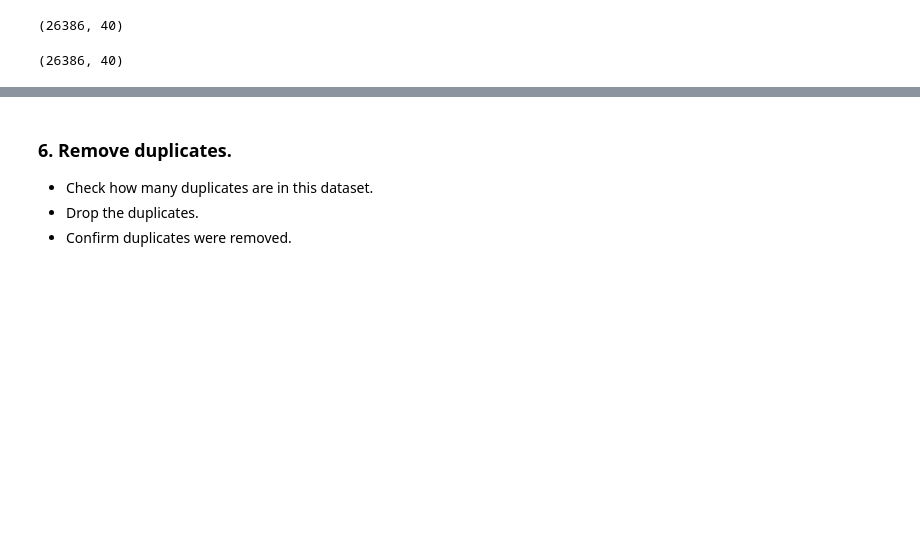
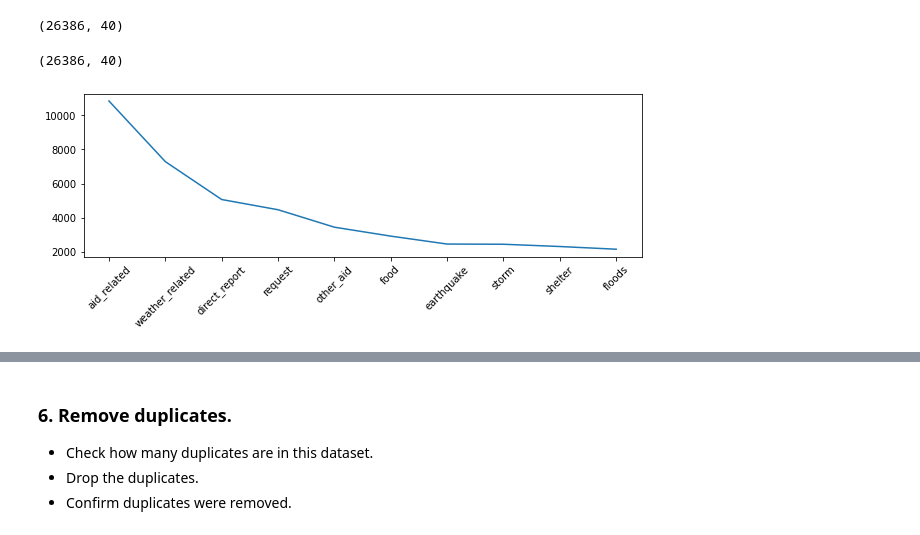
Before and after one commit to HIP70890/DSND_Disaster_Response_Pipelines, a Jupyter notebook: notebooks/ETL Pipeline Preparation.ipynb, the cells around one changed output, grey strips where cells are left out. Drawn from its saved outputs; the diff is of its cells as text; code cells hidden in the pictures; blank space fills up the shorter version.

Commit message:
Compile an additional diagram in the web page

```diff
--- a/notebooks/ETL Pipeline Preparation.ipynb
+++ b/notebooks/ETL Pipeline Preparation.ipynb
@@ -155,6 +155,17 @@ df.dropna(subset=category_colnames, inplace=True)
 df.shape
 # %% [output]
 (26386, 40)
+# %%
+import matplotlib.pyplot as plt
+
+# histogram on categories
+hist_data = df.iloc[:, 4:].sum().sort_values(ascending=False)[:10]
+plt.figure(figsize=(10,3))
+plt.plot(hist_data)
+plt.xticks(rotation=45)
+plt.show()
+# %% [output]
+[figure, added]
 # %%
 df.head()
 # %% [output]
```
Also changed, not shown: 3 other files.
